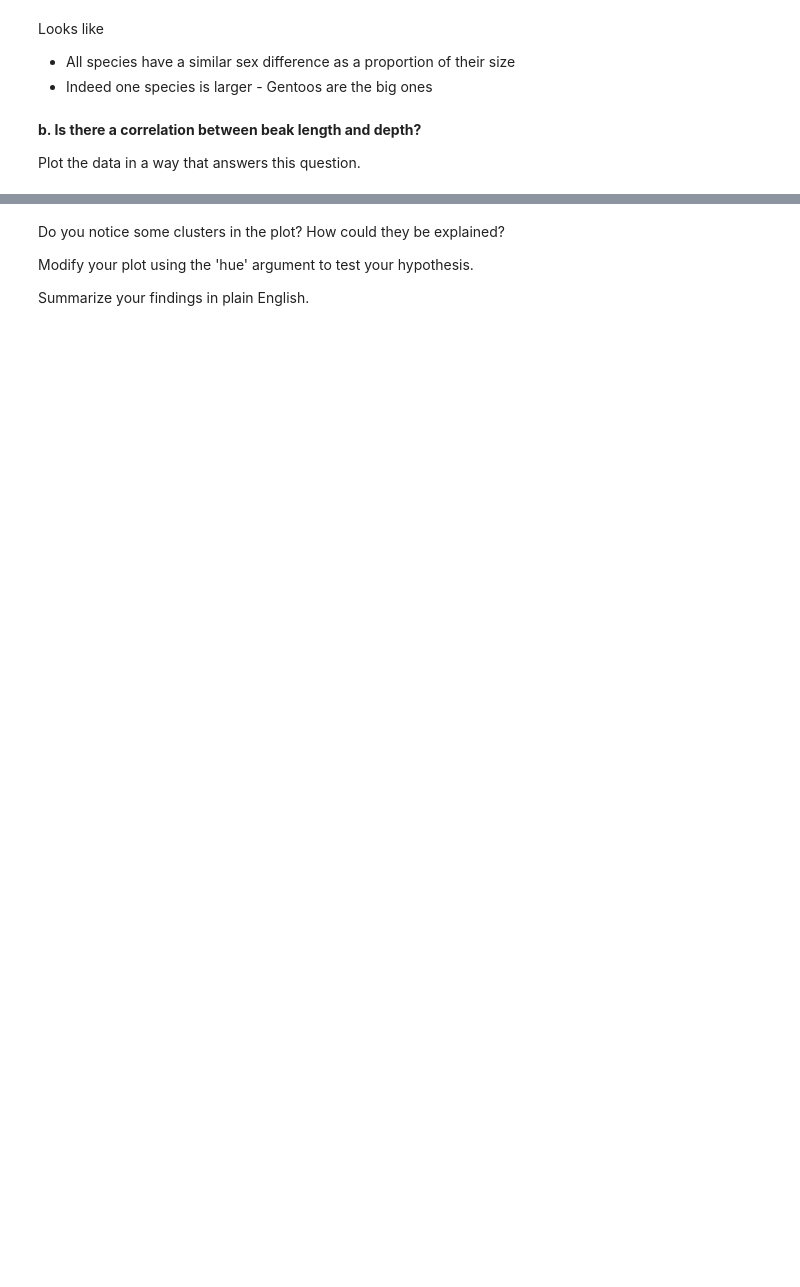
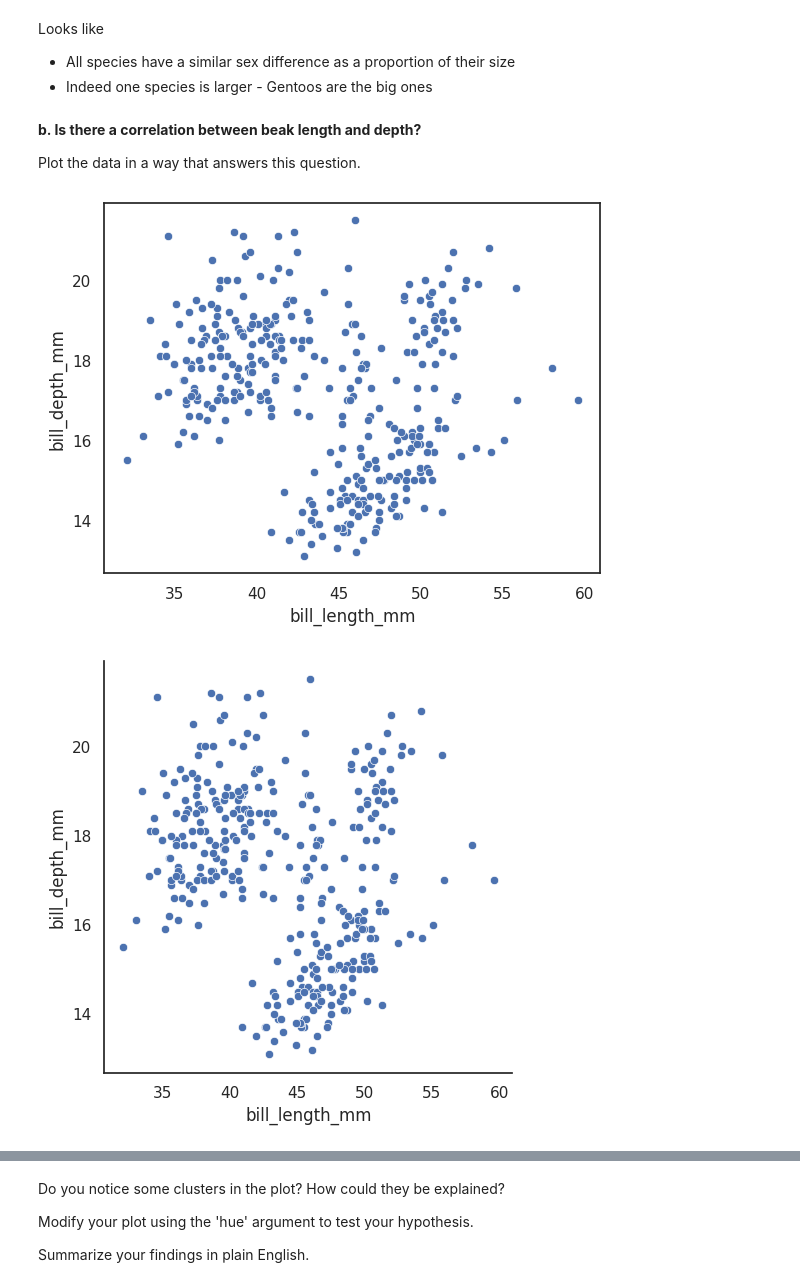
Before and after one commit to Tedodor423/bms-collab-notebooks, a Jupyter notebook: stats/1.2_DataVisualization/1.2.10_TutorialExercises.ipynb, the cells around one changed output, grey strips where cells are left out. Cells and saved outputs as stored; diff of their text form; code cells hidden in the pictures; blank space fills up the shorter version.

```diff
--- a/stats/1.2_DataVisualization/1.2.10_TutorialExercises.ipynb
+++ b/stats/1.2_DataVisualization/1.2.10_TutorialExercises.ipynb
@@ -214,0 +227,14 @@ Plot the data in a way that answers this question.
+# %%
+sns.scatterplot(penguins, x="bill_length_mm", y="bill_depth_mm")
+plt.show()
+sns.relplot(penguins, x="bill_length_mm", y="bill_depth_mm")
+plt.show()
+sns.histplot(penguins, x="bill_length_mm", y="bill_depth_mm")
+plt.show()
+sns.kdeplot(penguins, x="bill_length_mm", y="bill_depth_mm")
+plt.show()
+sns.regplot(penguins, x="bill_length_mm", y="bill_depth_mm")
+plt.show()
+# %% [output]
+[figure, added]
+[figure, added]
```
Also changed, not shown: parts of 21 cells of this notebook.
